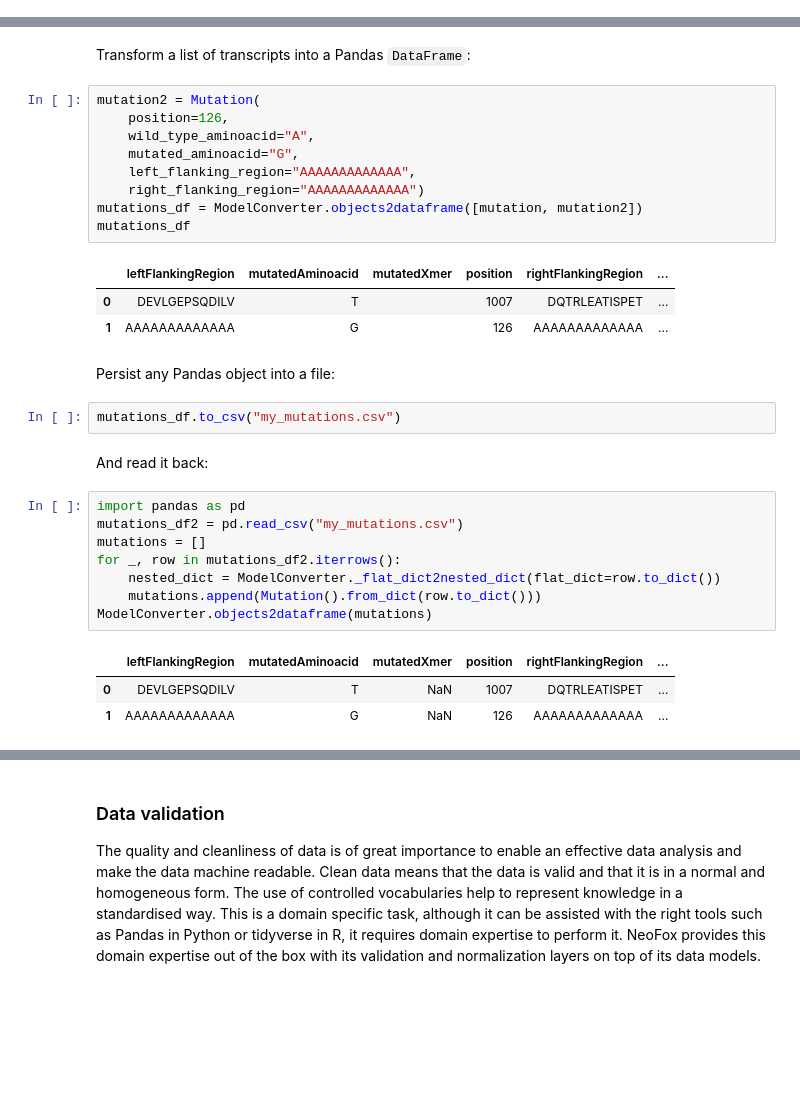
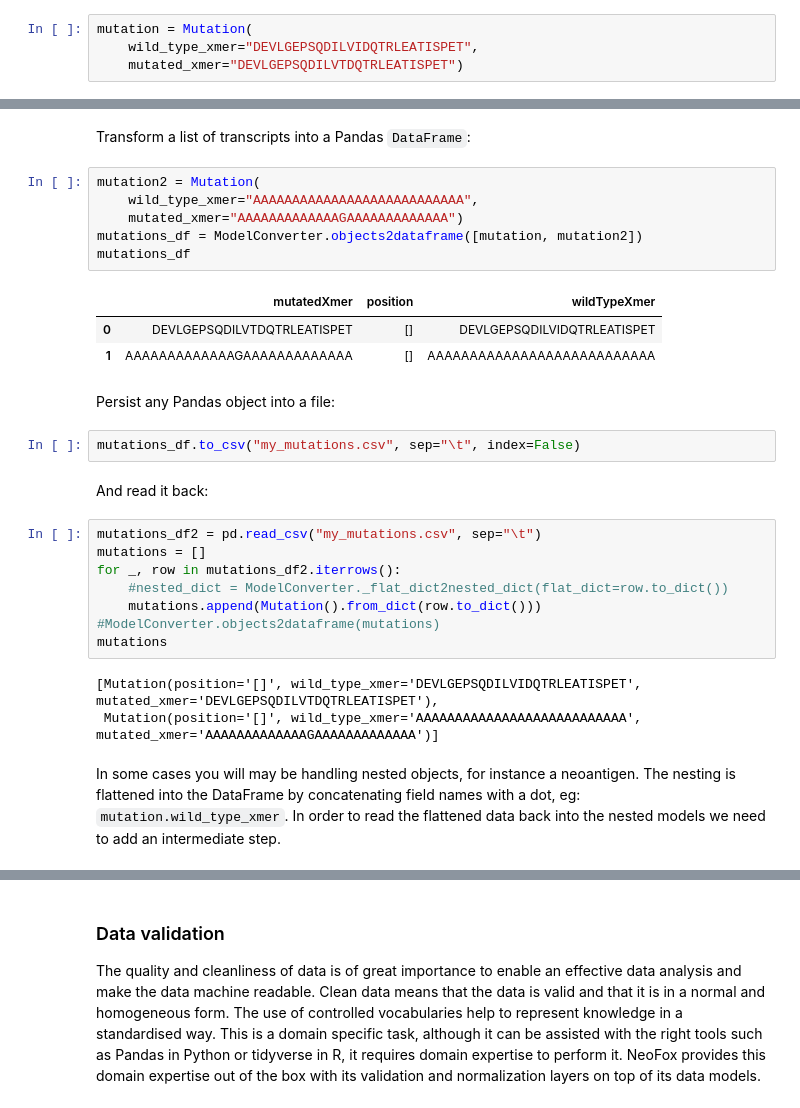
Before and after one commit to TRON-Bioinformatics/neofox, a Jupyter notebook: docs/source/notebooks/api_usage.ipynb, the cells around one changed output, grey strips where cells are left out. Cells and saved outputs as stored; diff of their text form; blank space fills up the shorter version.

Commit message:
updates the api usage notebook and adds missing required fields in the validation layer

```diff
--- a/docs/source/notebooks/api_usage.ipynb
+++ b/docs/source/notebooks/api_usage.ipynb
@@ -38,3 +24,7 @@ mutation = Mutation(
+# %%
+mutation = Mutation(
+    wild_type_xmer="DEVLGEPSQDILVIDQTRLEATISPET",
+    mutated_xmer="DEVLGEPSQDILVTDQTRLEATISPET")
 # %% [markdown]
 Create a neoantigen using the previous transcript and mutation:
 # %%
@@ -122,32 +104,30 @@ Name: 0, dtype: object
 Transform a list of transcripts into a Pandas `DataFrame`:
 # %%
 mutation2 = Mutation(
-    position=126,
-    wild_type_aminoacid="A",
-    mutated_aminoacid="G",
-    left_flanking_region="AAAAAAAAAAAAA",
-    right_flanking_region="AAAAAAAAAAAAA")
+    wild_type_xmer="AAAAAAAAAAAAAAAAAAAAAAAAAAA",
+    mutated_xmer="AAAAAAAAAAAAAGAAAAAAAAAAAAA")
 mutations_df = ModelConverter.objects2dataframe([mutation, mutation2])
 mutations_df
 # %% [output]
-|  | leftFlankingRegion | mutatedAminoacid | mutatedXmer | position | rightFlankingRegion | ... |
-| 0 | DEVLGEPSQDILV | T |  | 1007 | DQTRLEATISPET | ... |
-| 1 | AAAAAAAAAAAAA | G |  | 126 | AAAAAAAAAAAAA | ... |
+|  | mutatedXmer | position | wildTypeXmer |
+| 0 | DEVLGEPSQDILVTDQTRLEATISPET | [] | DEVLGEPSQDILVIDQTRLEATISPET |
+| 1 | AAAAAAAAAAAAAGAAAAAAAAAAAAA | [] | AAAAAAAAAAAAAAAAAAAAAAAAAAA |
 # %% [markdown]
 Persist any Pandas object into a file:
 # %%
-mutations_df.to_csv("my_mutations.csv")
+mutations_df.to_csv("my_mutations.csv", sep="\t", index=False)
 # %% [markdown]
 And read it back:
 # %%
-import pandas as pd
-mutations_df2 = pd.read_csv("my_mutations.csv")
+mutations_df2 = pd.read_csv("my_mutations.csv", sep="\t")
 mutations = []
 for _, row in mutations_df2.iterrows():
-    nested_dict = ModelConverter._flat_dict2nested_dict(flat_dict=row.to_dict())
+    #nested_dict = ModelConverter._flat_dict2nested_dict(flat_dict=row.to_dict())
     mutations.append(Mutation().from_dict(row.to_dict()))
-ModelConverter.objects2dataframe(mutations)
+#ModelConverter.objects2dataframe(mutations)
+mutations
 # %% [output]
-|  | leftFlankingRegion | mutatedAminoacid | mutatedXmer | position | rightFlankingRegion | ... |
-| 0 | DEVLGEPSQDILV | T | NaN | 1007 | DQTRLEATISPET | ... |
-| 1 | AAAAAAAAAAAAA | G | NaN | 126 | AAAAAAAAAAAAA | ... |
+[Mutation(position='[]', wild_type_xmer='DEVLGEPSQDILVIDQTRLEATISPET', mutated_xmer='DEVLGEPSQDILVTDQTRLEATISPET'),
+ Mutation(position='[]', wild_type_xmer='AAAAAAAAAAAAAAAAAAAAAAAAAAA', mutated_xmer='AAAAAAAAAAAAAGAAAAAAAAAAAAA')]
+# %% [markdown]
+In some cases you will may be handling nested objects, for instance a neoantigen. The nesting is flattened into the DataFrame by concatenating field names with a dot, eg: `mutation.wild_type_xmer`. In order to read the flattened data back into the nested models we need to add an intermediate step.
```
Also changed, not shown: parts of 47 cells of this notebook, 2 other files.
